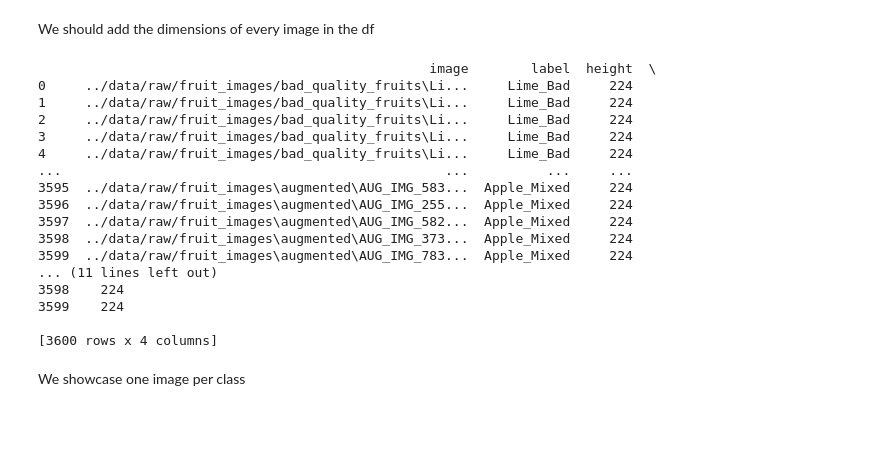
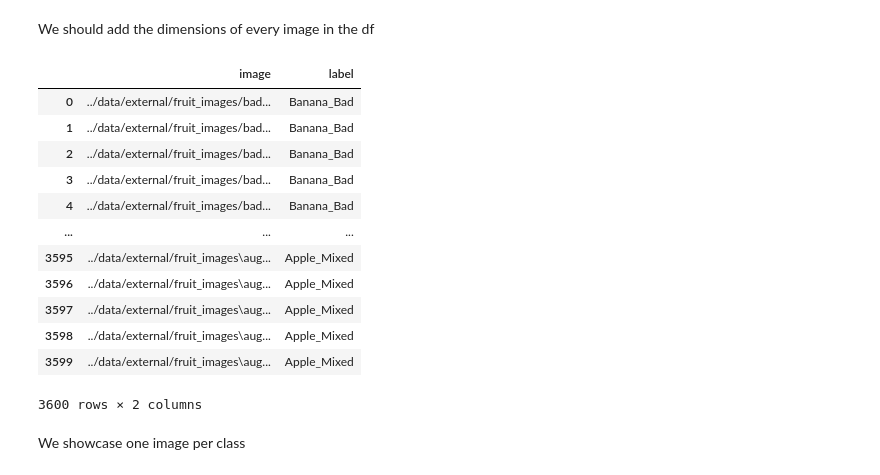
Before and after one commit to radiakos/Project_MLops_DTU, a Jupyter notebook: notebooks/data_cleaning.ipynb, the cells around one changed output. Drawn from its saved outputs; the diff is of its cells as text; code cells hidden in the pictures; blank space fills up the shorter version.

```diff
--- a/notebooks/data_cleaning.ipynb
+++ b/notebooks/data_cleaning.ipynb
@@ -351,24 +353,19 @@ def df_add_dimensions_column(df_:pd.DataFrame)-> pd.DataFrame:
-# %%
-df_balanced = df_add_dimensions_column(df_=df_balanced)
-print(df_balanced)
-# %% [output]
-                                                  image        label  height  \
-0     ../data/raw/fruit_images/bad_quality_fruits\Li...     Lime_Bad     224
-1     ../data/raw/fruit_images/bad_quality_fruits\Li...     Lime_Bad     224
-2     ../data/raw/fruit_images/bad_quality_fruits\Li...     Lime_Bad     224
-3     ../data/raw/fruit_images/bad_quality_fruits\Li...     Lime_Bad     224
-4     ../data/raw/fruit_images/bad_quality_fruits\Li...     Lime_Bad     224
-...                                                 ...          ...     ...
-3595  ../data/raw/fruit_images\augmented\AUG_IMG_583...  Apple_Mixed     224
-3596  ../data/raw/fruit_images\augmented\AUG_IMG_255...  Apple_Mixed     224
-3597  ../data/raw/fruit_images\augmented\AUG_IMG_582...  Apple_Mixed     224
-3598  ../data/raw/fruit_images\augmented\AUG_IMG_373...  Apple_Mixed     224
-3599  ../data/raw/fruit_images\augmented\AUG_IMG_783...  Apple_Mixed     224
-... (11 lines left out)
-3598    224
-3599    224
-
-[3600 rows x 4 columns]
+# %%
+df_balanced
+# %% [output]
+|  | image | label |
+| 0 | ../data/external/fruit_images/bad... | Banana_Bad |
+| 1 | ../data/external/fruit_images/bad... | Banana_Bad |
+| 2 | ../data/external/fruit_images/bad... | Banana_Bad |
+| 3 | ../data/external/fruit_images/bad... | Banana_Bad |
+| 4 | ../data/external/fruit_images/bad... | Banana_Bad |
+| ... | ... | ... |
+| 3595 | ../data/external/fruit_images\aug... | Apple_Mixed |
+| 3596 | ../data/external/fruit_images\aug... | Apple_Mixed |
+| 3597 | ../data/external/fruit_images\aug... | Apple_Mixed |
+| 3598 | ../data/external/fruit_images\aug... | Apple_Mixed |
+| 3599 | ../data/external/fruit_images\aug... | Apple_Mixed |
+3600 rows × 2 columns
 # %% [markdown]
 We showcase one image per class
 # %%
```
Also changed, not shown: parts of 12 cells of this notebook, 1 other file.
